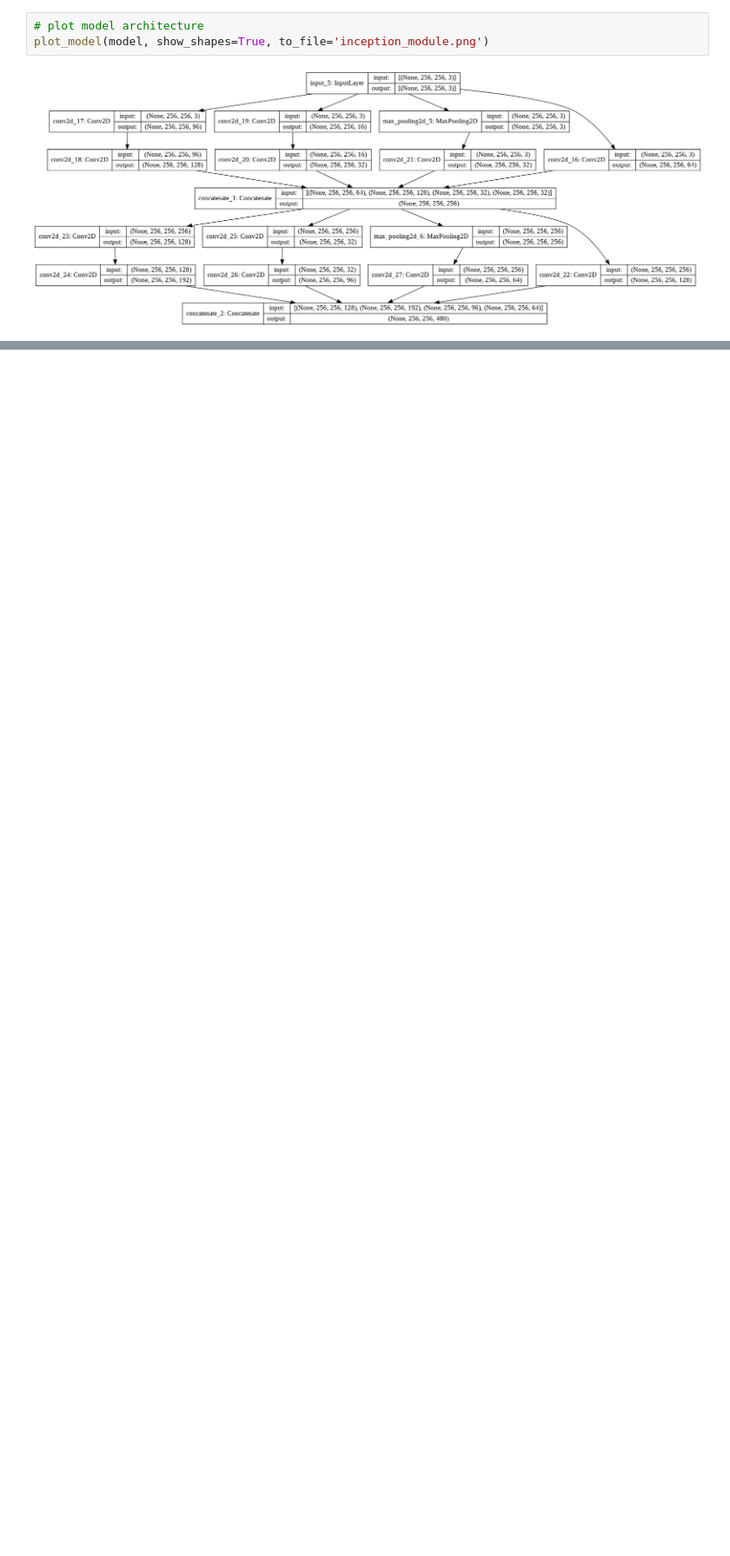
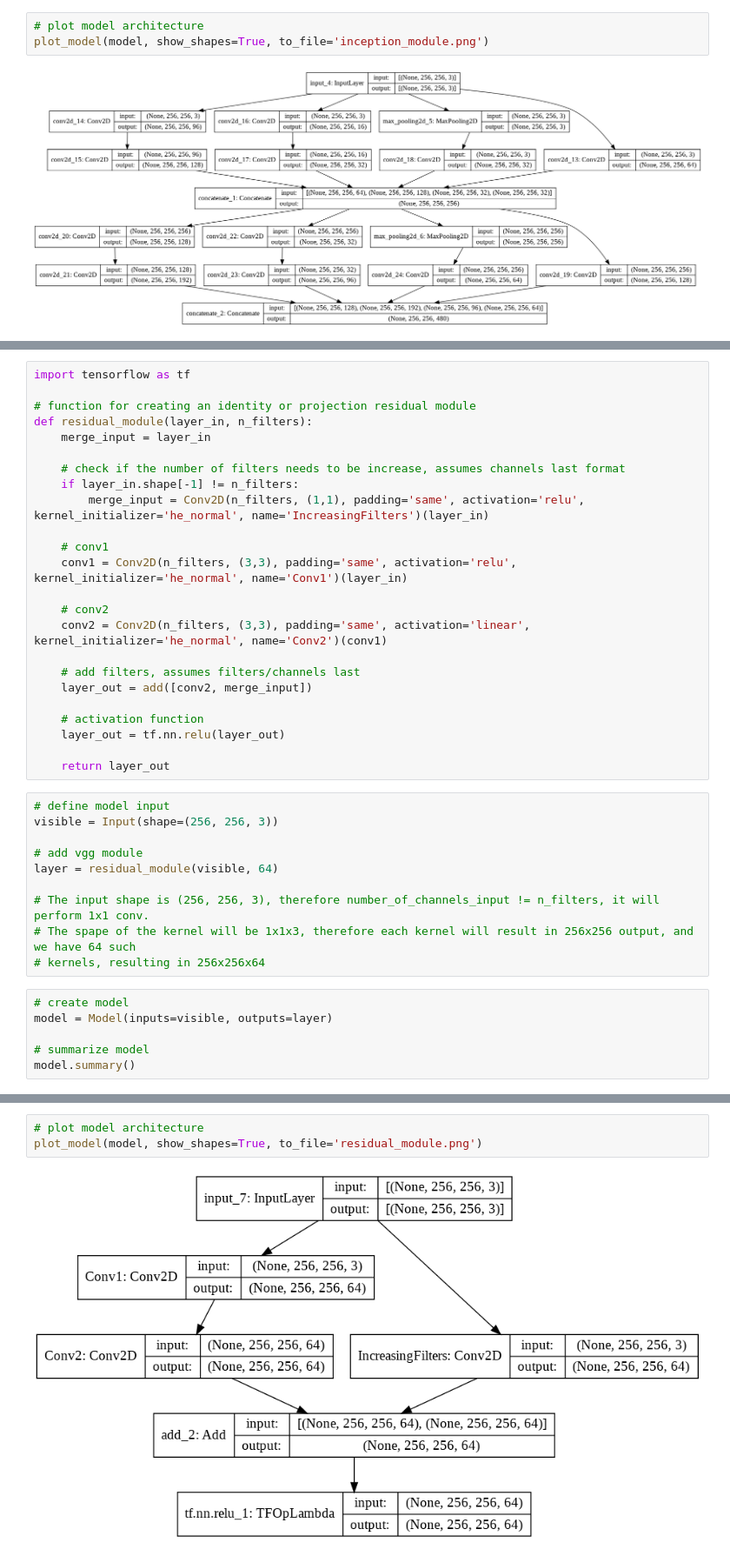
Before and after one commit to mahesh-keswani/ML-DL-FromBasicsToAdvance, a Jupyter notebook: CreatingVGG_Inception_ResNet.ipynb, the cells around one changed output, grey strips where cells are left out. Shown at 87% size. Saved outputs shown, nothing was run; the diff lists cells and outputs as text; blank space fills up the shorter version.

```diff
--- a/CreatingVGG_Inception_ResNet.ipynb
+++ b/CreatingVGG_Inception_ResNet.ipynb
@@ -217,0 +244,40 @@ plot_model(model, show_shapes=True, to_file='inception_module.png')
+# %%
+import tensorflow as tf
+
+# function for creating an identity or projection residual module
+def residual_module(layer_in, n_filters):
+	merge_input = layer_in
+
+	# check if the number of filters needs to be increase, assumes channels last format
+	if layer_in.shape[-1] != n_filters:
+		merge_input = Conv2D(n_filters, (1,1), padding='same', activation='relu', kernel_initializer='he_normal', name='IncreasingFilters')(layer_in)
+
+	# conv1
+	conv1 = Conv2D(n_filters, (3,3), padding='same', activation='relu', kernel_initializer='he_normal', name='Conv1')(layer_in)
+
+	# conv2
+	conv2 = Conv2D(n_filters, (3,3), padding='same', activation='linear', kernel_initializer='he_normal', name='Conv2')(conv1)
+
+	# add filters, assumes filters/channels last
+	layer_out = add([conv2, merge_input])
+
+	# activation function
+	layer_out = tf.nn.relu(layer_out)
+
+	return layer_out
+# %%
+# define model input
+visible = Input(shape=(256, 256, 3))
+
+# add vgg module
+layer = residual_module(visible, 64)
+
+# The input shape is (256, 256, 3), therefore number_of_channels_input != n_filters, it will perform 1x1 conv.
+# The spape of the kernel will be 1x1x3, therefore each kernel will result in 256x256 output, and we have 64 such
+# kernels, resulting in 256x256x64
+# %%
+# create model
+model = Model(inputs=visible, outputs=layer)
+
+# summarize model
+model.summary()
@@ -217,0 +302,5 @@ plot_model(model, show_shapes=True, to_file='inception_module.png')
+# %%
+# plot model architecture
+plot_model(model, show_shapes=True, to_file='residual_module.png')
+# %% [output]
+[figure, added]
```
Also changed, not shown: parts of 7 cells of this notebook.
